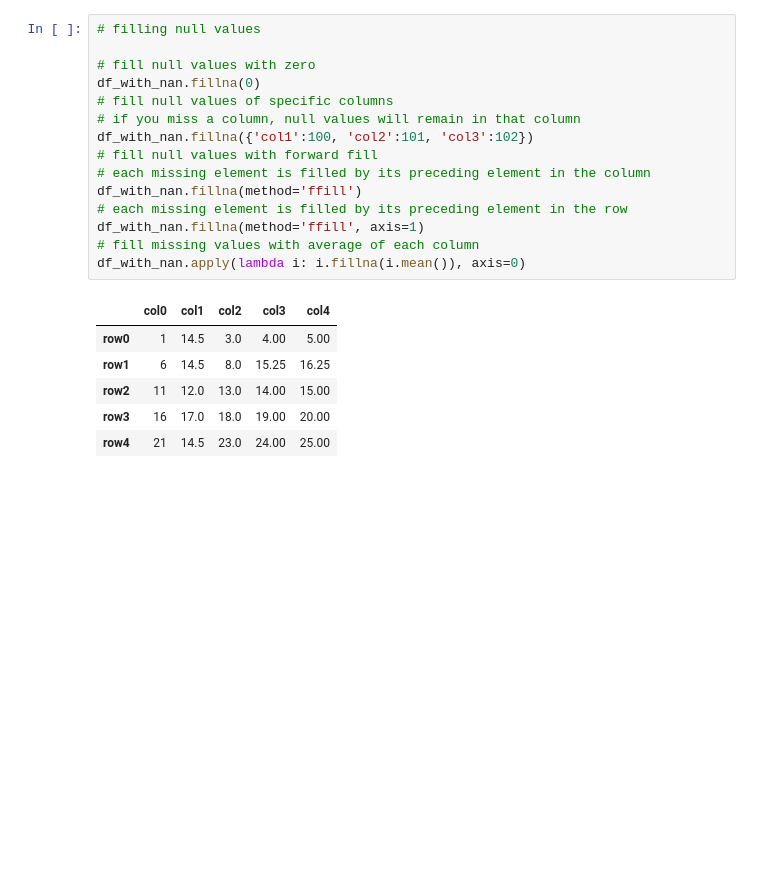
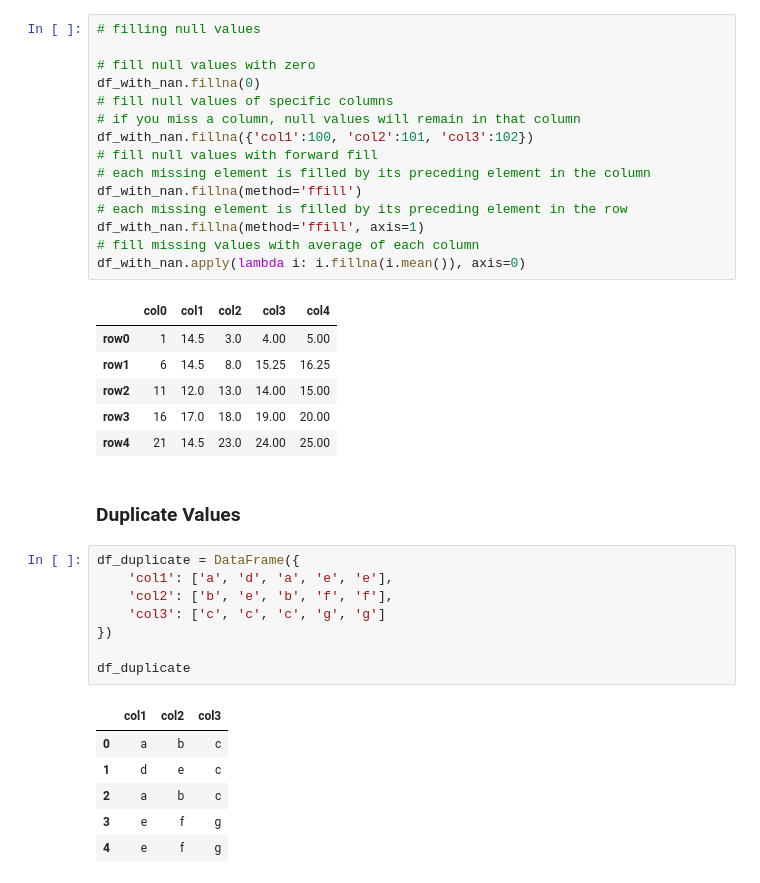
Before and after one commit to afshinnn/Python_Samples, a Jupyter notebook: Data_Munging/Data_Munging.ipynb, the cells around one changed output. Saved outputs shown, nothing was run; the diff lists cells and outputs as text; blank space fills up the shorter version.

Commit message:
Code for dealing with duplicate values
Added code for dealing with duplicated values.

```diff
--- a/Data_Munging/Data_Munging.ipynb
+++ b/Data_Munging/Data_Munging.ipynb
@@ -406,3 +406,20 @@ df_with_nan.apply(lambda i: i.fillna(i.mean()), axis=0)
 | row2 | 11 | 12.0 | 13.0 | 14.00 | 15.00 |
 | row3 | 16 | 17.0 | 18.0 | 19.00 | 20.00 |
 | row4 | 21 | 14.5 | 23.0 | 24.00 | 25.00 |
+# %% [markdown]
+### Duplicate Values
+# %%
+df_duplicate = DataFrame({
+    'col1': ['a', 'd', 'a', 'e', 'e'],
+    'col2': ['b', 'e', 'b', 'f', 'f'],
+    'col3': ['c', 'c', 'c', 'g', 'g']
+})
+
+df_duplicate
+# %% [output]
+|  | col1 | col2 | col3 |
+| 0 | a | b | c |
+| 1 | d | e | c |
+| 2 | a | b | c |
+| 3 | e | f | g |
+| 4 | e | f | g |
```
Also changed, not shown: parts of 2 cells of this notebook.
